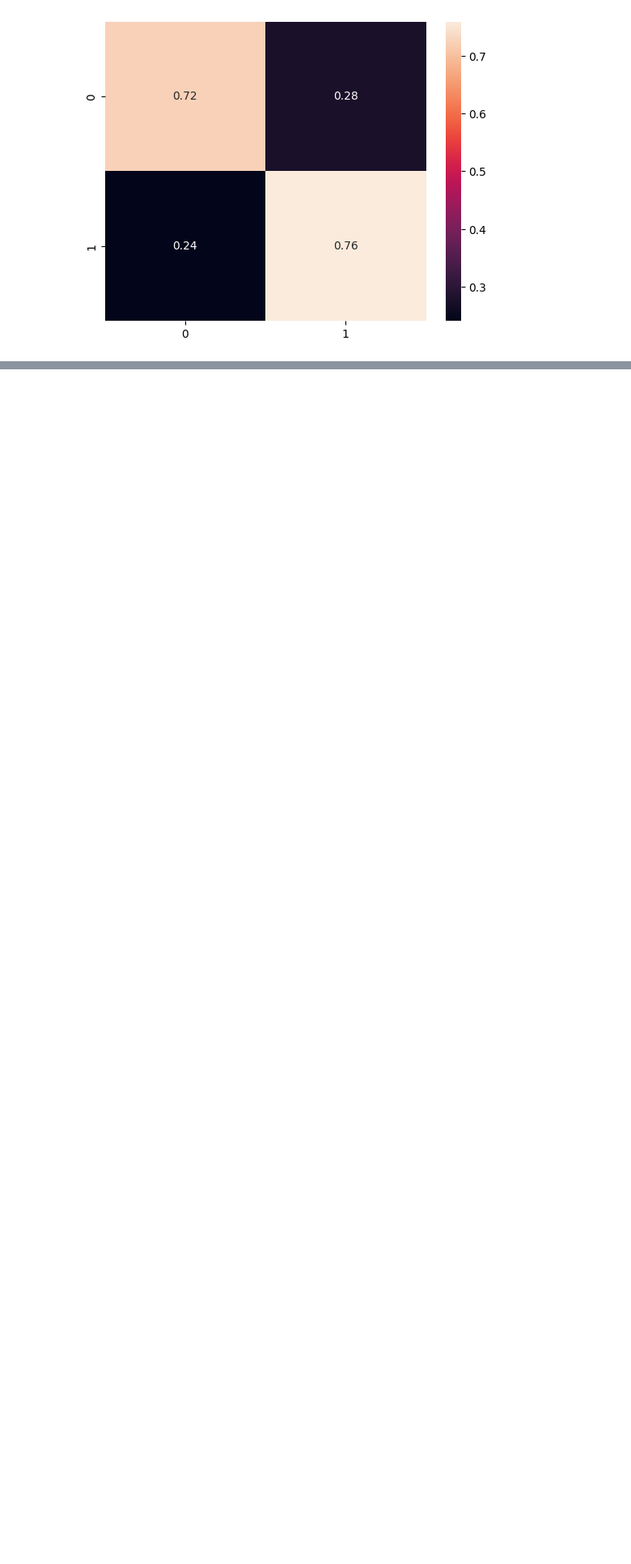
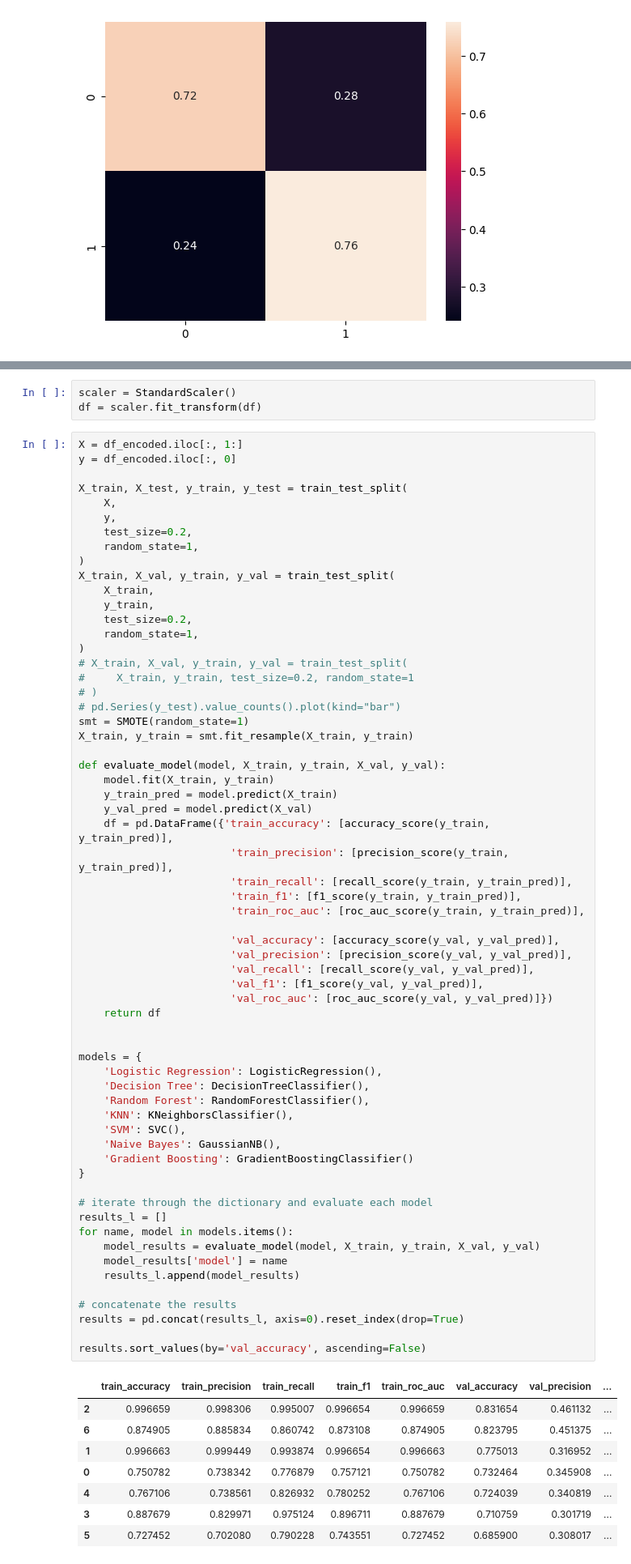
Before and after one commit to motagfr/Diabetes, a Jupyter notebook: Interactive - trialanderror2.py.ipynb, the cells around one changed output, grey strips where cells are left out. Shown at 81% size. Drawn from its saved outputs; the diff is of its cells as text; blank space fills up the shorter version.

```diff
--- a/Interactive - trialanderror2.py.ipynb
+++ b/Interactive - trialanderror2.py.ipynb
@@ -725,0 +903,74 @@ The confusion matrix:
+# %%
+scaler = StandardScaler()
+df = scaler.fit_transform(df)
+# %%
+X = df_encoded.iloc[:, 1:]
+y = df_encoded.iloc[:, 0]
+
+X_train, X_test, y_train, y_test = train_test_split(
+    X,
+    y,
+    test_size=0.2,
+    random_state=1,
+)
+X_train, X_val, y_train, y_val = train_test_split(
+    X_train,
+    y_train,
+    test_size=0.2,
+    random_state=1,
+)
+# X_train, X_val, y_train, y_val = train_test_split(
+#     X_train, y_train, test_size=0.2, random_state=1
+# )
+# pd.Series(y_test).value_counts().plot(kind="bar")
+smt = SMOTE(random_state=1)
+X_train, y_train = smt.fit_resample(X_train, y_train)
+
+def evaluate_model(model, X_train, y_train, X_val, y_val):
+    model.fit(X_train, y_train)
+    y_train_pred = model.predict(X_train)
+    y_val_pred = model.predict(X_val)
+    df = pd.DataFrame({'train_accuracy': [accuracy_score(y_train, y_train_pred)],
+                        'train_precision': [precision_score(y_train, y_train_pred)],
+                        'train_recall': [recall_score(y_train, y_train_pred)],
+                        'train_f1': [f1_score(y_train, y_train_pred)],
+                        'train_roc_auc': [roc_auc_score(y_train, y_train_pred)],
+
+                        'val_accuracy': [accuracy_score(y_val, y_val_pred)],
+                        'val_precision': [precision_score(y_val, y_val_pred)],
+                        'val_recall': [recall_score(y_val, y_val_pred)],
+                        'val_f1': [f1_score(y_val, y_val_pred)],
+                        'val_roc_auc': [roc_auc_score(y_val, y_val_pred)]})
+    return df
+
+
+models = {
+    'Logistic Regression': LogisticRegression(),
+    'Decision Tree': DecisionTreeClassifier(),
+    'Random Forest': RandomForestClassifier(),
+    'KNN': KNeighborsClassifier(),
+    'SVM': SVC(),
+    'Naive Bayes': GaussianNB(),
+    'Gradient Boosting': GradientBoostingClassifier()
+}
+
+# iterate through the dictionary and evaluate each model
+results_l = []
+for name, model in models.items():
+    model_results = evaluate_model(model, X_train, y_train, X_val, y_val)
+    model_results['model'] = name
+    results_l.append(model_results)
+
+# concatenate the results
+results = pd.concat(results_l, axis=0).reset_index(drop=True)
+
+results.sort_values(by='val_accuracy', ascending=False)
+# %% [output]
+|  | train_accuracy | train_precision | train_recall | train_f1 | train_roc_auc | val_accuracy | val_precision | ... |
+| 2 | 0.996659 | 0.998306 | 0.995007 | 0.996654 | 0.996659 | 0.831654 | 0.461132 | ... |
+| 6 | 0.874905 | 0.885834 | 0.860742 | 0.873108 | 0.874905 | 0.823795 | 0.451375 | ... |
+| 1 | 0.996663 | 0.999449 | 0.993874 | 0.996654 | 0.996663 | 0.775013 | 0.316952 | ... |
+| 0 | 0.750782 | 0.738342 | 0.776879 | 0.757121 | 0.750782 | 0.732464 | 0.345908 | ... |
+| 4 | 0.767106 | 0.738561 | 0.826932 | 0.780252 | 0.767106 | 0.724039 | 0.340819 | ... |
+| 3 | 0.887679 | 0.829971 | 0.975124 | 0.896711 | 0.887679 | 0.710759 | 0.301719 | ... |
+| 5 | 0.727452 | 0.702080 | 0.790228 | 0.743551 | 0.727452 | 0.685900 | 0.308017 | ... |
```
Also changed, not shown: parts of 9 cells of this notebook, 1 other file.
